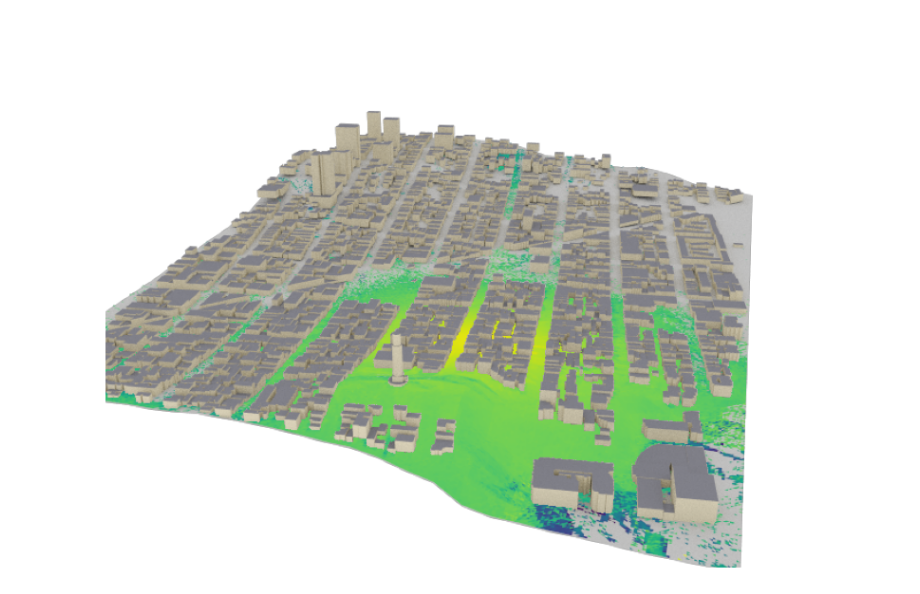
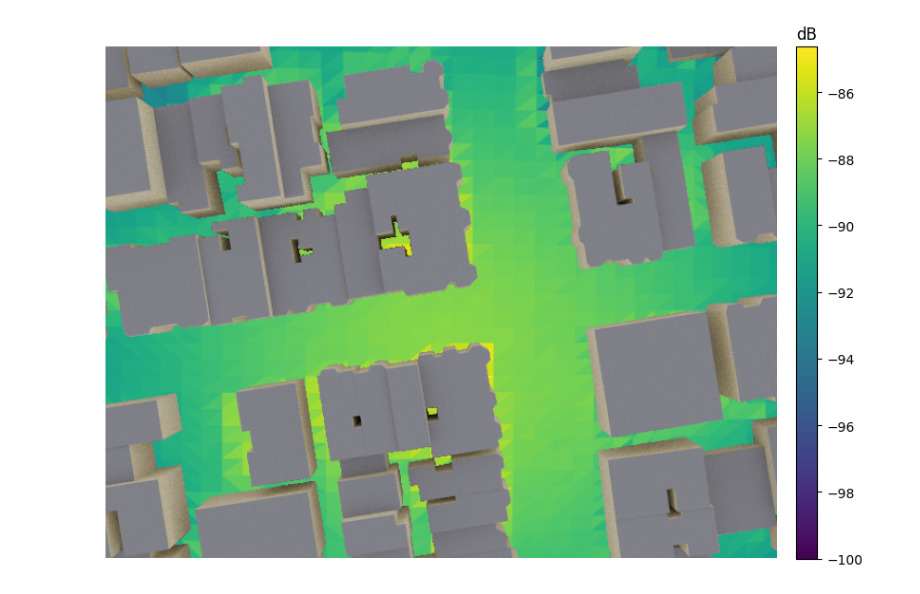
Before and after one commit to zishenliu729/RM_data, a Jupyter notebook: san_francisco.ipynb, the cells around one changed output. Saved outputs shown, nothing was run; the diff lists cells and outputs as text; code cells hidden in the pictures.

```diff
--- a/san_francisco.ipynb
+++ b/san_francisco.ipynb
@@ -53,17 +53,22 @@ transform_mesh(mesurement_surface, translation=np.array([0, 0, 1.5]))
 # %%
 # Compute radio map using the measurement surface
 rm_solver = RadioMapSolver()
 rm = rm_solver(scene,
                measurement_surface=mesurement_surface,
+               refraction=True,
                samples_per_tx=10**8,
-               max_depth=5)
-
+               center=[0,0,0.5],
+               orientation=[0,0,0],
+               size=[186,121],
+               max_depth=5,
+               cell_size=[2,2])
 if no_preview:
-    cam = Camera(position=[1400, 400, 575])
-    cam.look_at(np.array([310, 50, 60]))
+    cam = Camera(position=[428, 106, 200],look_at=[428, 106,0])
     scene.render(camera=cam,
-                 radio_map=rm);
+                 radio_map=rm,
+                 rm_show_color_bar=True,
+                rm_vmin=-100);
 else:
     scene.preview(radio_map=rm, rm_vmin=-100);
 # %% [output]
-[figure, old version]
+[figure, new version]
```
Also changed, not shown: parts of 1 cell of this notebook, 7 other files.
